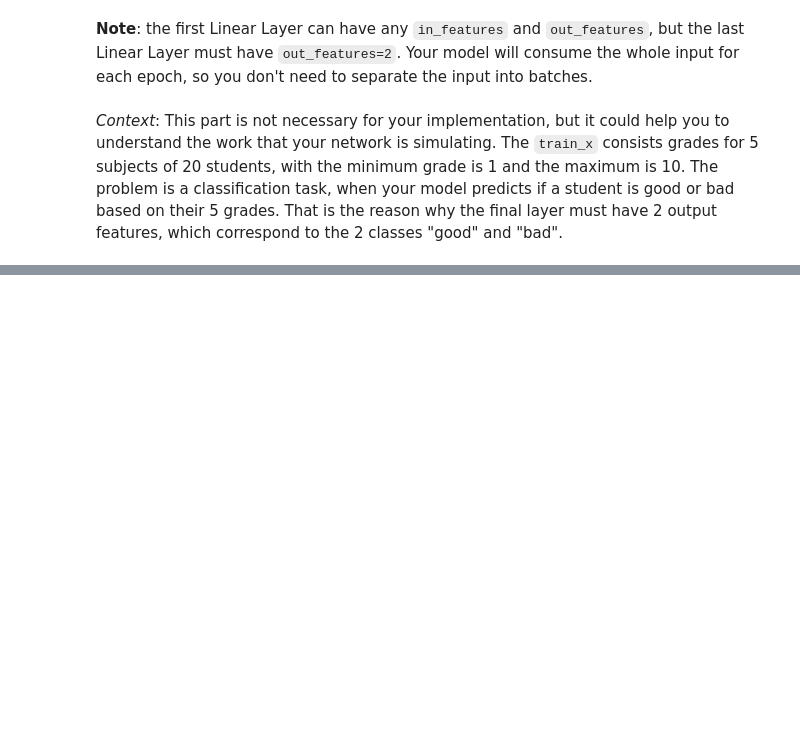
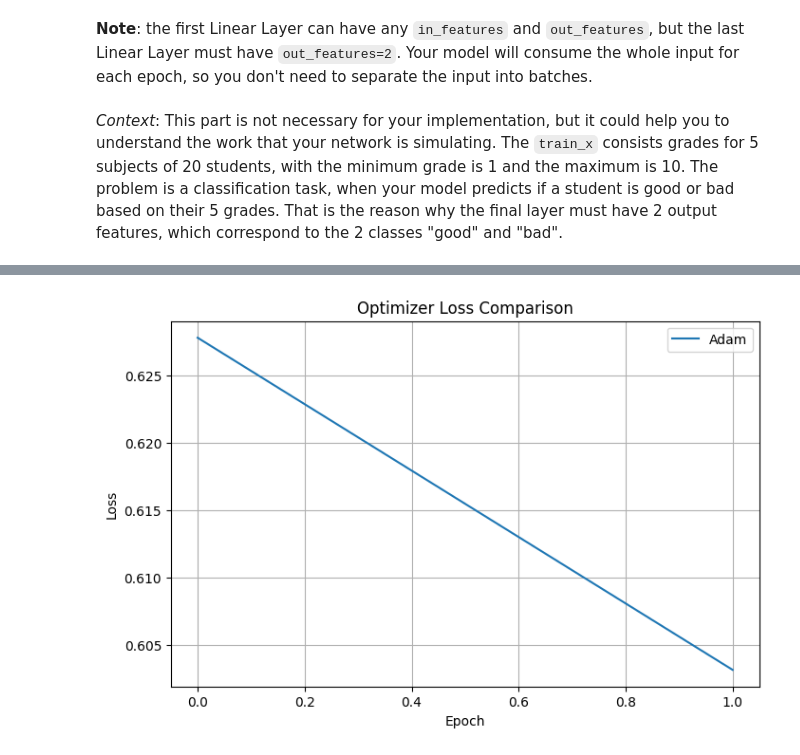
Before and after one commit to cuongnt-vgu/pytorch-autograd-KhoaTranNguyen, a Jupyter notebook: exercises.ipynb, the cells around one changed output, grey strips where cells are left out. Saved outputs shown, nothing was run; the diff lists cells and outputs as text; code cells hidden in the pictures; blank space fills up the shorter version.

Commit message:
One-hot encoding train_y | Adam Optimizer | Accuracy Report

```diff
--- a/exercises.ipynb
+++ b/exercises.ipynb
@@ -108,47 +111,82 @@ train_y = (train_x.sum(1) > 30).float() # target, which means the total score of
 val_x = torch.randint(3, 10, (10, 5), dtype=torch.float32)
 
 def exercise_5(train_x, train_y, val_x) -> torch.Tensor:
+    import torch
+    import torch.nn as nn
+    import torch.nn.functional as F
 
     class MyNetwork(nn.Module):
         def __init__(self):
             super().__init__()
-            self.linear1 = nn.Linear(5, 6)    # input: 5 → hidden: 6
-            self.linear2 = nn.Linear(6, 2)    # hidden: 6 → output: 2
+            self.linear1 = nn.Linear(5, 6)
+            self.linear2 = nn.Linear(6, 2) # 2 output features
 
         def forward(self, x):
-            x = torch.sigmoid(self.linear1(x))  # first layer + sigmoid
-            x = torch.sigmoid(self.linear2(x))  # second layer + sigmoid
-            return x  # shape: [batch_size, 2]
+            x = torch.sigmoid(self.linear1(x))
+            x = torch.sigmoid(self.linear2(x))
+            return x
 
-    #train_y = train_y.unsqueeze(1) # Fix: [20, 1] shape
-    loss = nn.BCELoss()
+    # Prepare labels
+    train_y_onehot = F.one_hot(train_y.long(), num_classes=2).float()
+
+    # Loss function
+    loss_fn = nn.BCELoss()
+
+    # Track loss history
+    loss_history = {}
+
+    # Model and Adam optimizer
+    name = "Adam"
     model = MyNetwork()
-    optimizer = torch.optim.SGD(model.parameters(), lr=0.01)
+    optimizer = torch.optim.Adam(model.parameters(), lr=0.01)
+    losses = []
 
-    # train loop
-    for i in range(2):
-        output = model(train_x)  # shape: [20, 2]
-
-        # We use only the second column (probability of class "good" or "1")
-        predicted_probs = output[:, 1]#.unsqueeze(1)  # shape: [20]
-
-        loss_value = loss(predicted_probs, train_y)  # shape match with [20]
+    for e in range(2):
+        model.train()
+        predicted_probs = model(train_x)
+        loss = loss_fn(predicted_probs, train_y_onehot)
         optimizer.zero_grad()
-        loss_value.backward()
+        loss.backward()
         optimizer.step()
 
-        print(f"Epoch {i+1}, Loss: {loss_value.item():.4f}")
+        losses.append(loss.item())
+        print(f"{name} - Epoch {e+1}, Loss: {loss.item():.4f}")
 
-        model.eval()
-        with torch.no_grad():
-            val_output = model(val_x)  # shape: [10, 2]
-            val_probs = val_output[:, 1]  # take "good" class probs
-            predictions = (val_probs >= 0.5).int()  # thresholding
+    loss_history[name] = losses
 
-            print("Predicted classes:", predictions.numpy())
-            return predictions
+    # Evaluation
+    model.eval()
+    with torch.no_grad():
+        val_preds = model(val_x)
+        predictions = (val_preds[:,1] >= 0.5).int()
 
-    raise NotImplementedError
+        class_map = {0: "bad", 1: "good"}
+        predicted_classes = [class_map[int(c.item())] for c in predictions]
+
+        true_labels = (val_x.sum(1) > 30).int()
+        true_val_classes = [class_map[int(c.item())] for c in true_labels]
+
+        print("True val classes:", true_val_classes)
+        print("Predicted classes:", predicted_classes)
+
+        accuracy = (predictions == true_labels).float().mean().item() * 100
+        print(f"Accuracy: {accuracy:.2f}%")
+
+
+    # Visualization
+    import matplotlib.pyplot as plt
+    plt.figure(figsize=(8, 5))
+    for name, losses in loss_history.items():
+        plt.plot(losses, label=name)
+    plt.title("Optimizer Loss Comparison")
+    plt.xlabel("Epoch")
+    plt.ylabel("Loss")
+    plt.legend()
+    plt.grid(True)
+    plt.show()
+
+    return predictions
+
 
 ex5_sol = exercise_5(train_x=train_x, train_y=train_y, val_x=val_x)
 # print(train_x)
@@ -157,0 +199 @@ Predicted classes: [1 1 1 1 1 1 1 1 1 1]
+[figure, added]
```
Also changed, not shown: parts of 3 cells of this notebook.
